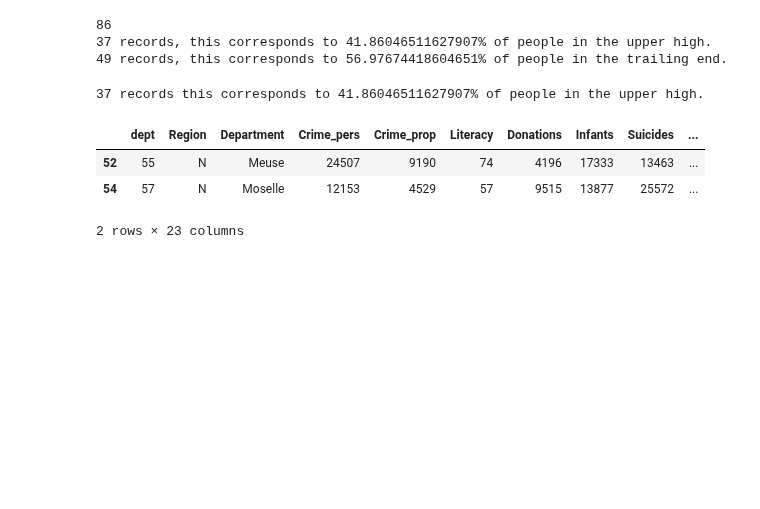
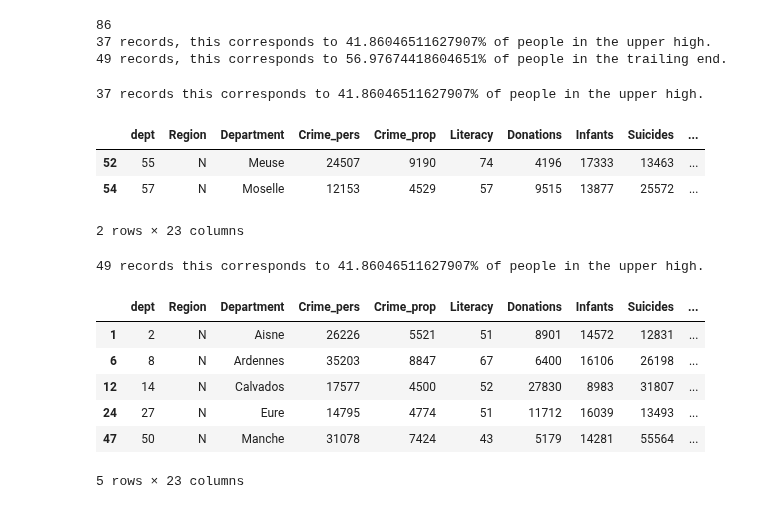
Before and after one commit to XtianLors/timeSeries-Analysis, a Jupyter notebook: Presentation.ipynb, the cells around one changed output. Saved outputs shown, nothing was run; the diff lists cells and outputs as text; code cells hidden in the pictures; blank space fills up the shorter version.

```diff
--- a/Presentation.ipynb
+++ b/Presentation.ipynb
@@ -86,6 +86,28 @@ upperHDatE.head()
 | 52 | 55 | N | Meuse | 24507 | 9190 | 74 | 4196 | 17333 | 13463 | ... |
 | 54 | 57 | N | Moselle | 12153 | 4529 | 57 | 9515 | 13877 | 25572 | ... |
 2 rows × 23 columns
+# %%
+#Para Wealth < 50
+print(len(dat[dat["Wealth"] < 50]), f"records this corresponds to {wealPer * 100}% of people in the upper high.") #BTW if data is too predictable, like 50%-50% it might be synthetic.
+LowerEDat = dat[dat["Wealth"] < 50]
+
+LowerEDatE = LowerEDat[LowerEDat['Region'] == regs[0] ]
+LowerEDatC = LowerEDat[LowerEDat['Region'] == regs[1] ]
+LowerEDatS = LowerEDat[LowerEDat['Region'] == regs[2] ]
+LowerEDatW = LowerEDat[LowerEDat['Region'] == regs[3] ]
+LowerEDatN = LowerEDat[LowerEDat['Region'] == regs[4] ]
+
+#Data
+LowerEDatN.head()
+# %% [output]
+49 records this corresponds to 41.86046511627907% of people in the upper high.
+|  | dept | Region | Department | Crime_pers | Crime_prop | Literacy | Donations | Infants | Suicides | ... |
+| 1 | 2 | N | Aisne | 26226 | 5521 | 51 | 8901 | 14572 | 12831 | ... |
+| 6 | 8 | N | Ardennes | 35203 | 8847 | 67 | 6400 | 16106 | 26198 | ... |
+| 12 | 14 | N | Calvados | 17577 | 4500 | 52 | 27830 | 8983 | 31807 | ... |
+| 24 | 27 | N | Eure | 14795 | 4774 | 51 | 11712 | 16039 | 13493 | ... |
+| 47 | 50 | N | Manche | 31078 | 7424 | 43 | 5179 | 14281 | 55564 | ... |
+5 rows × 23 columns
 # %%
 #type(regs)
 #for i in regs:
```
Also changed, not shown: parts of 6 cells of this notebook, 1 other file.
